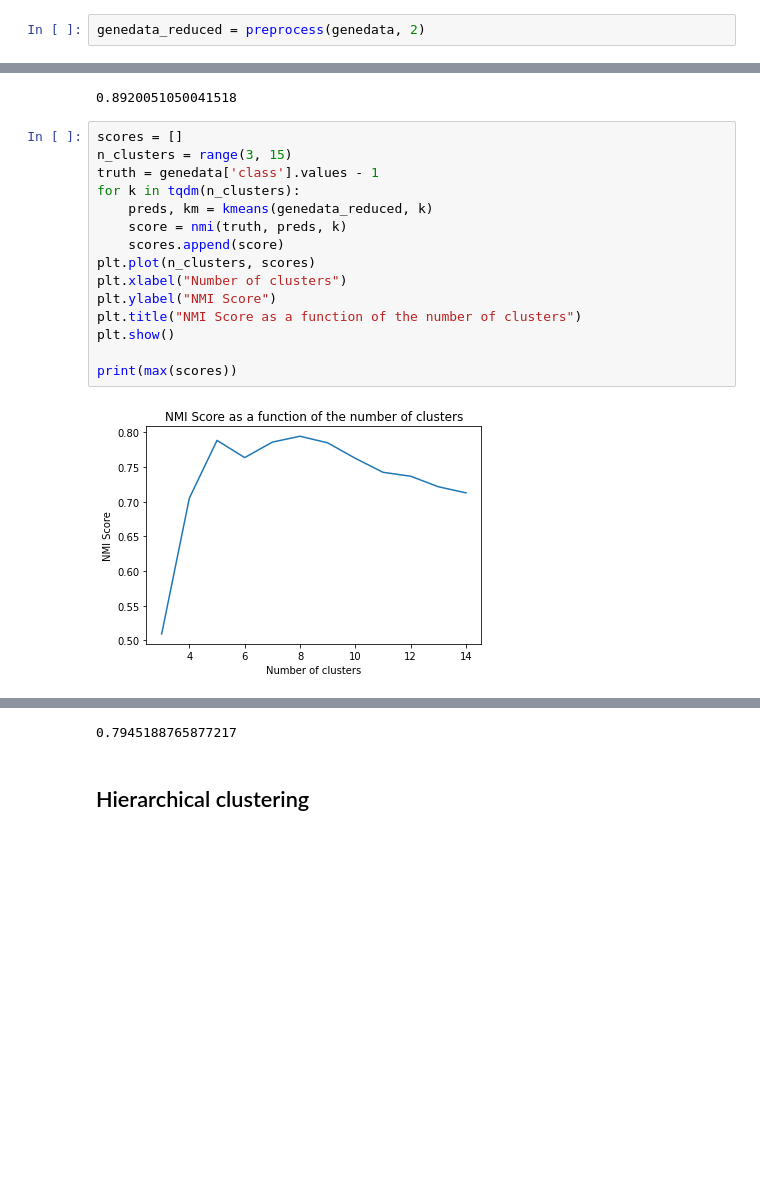
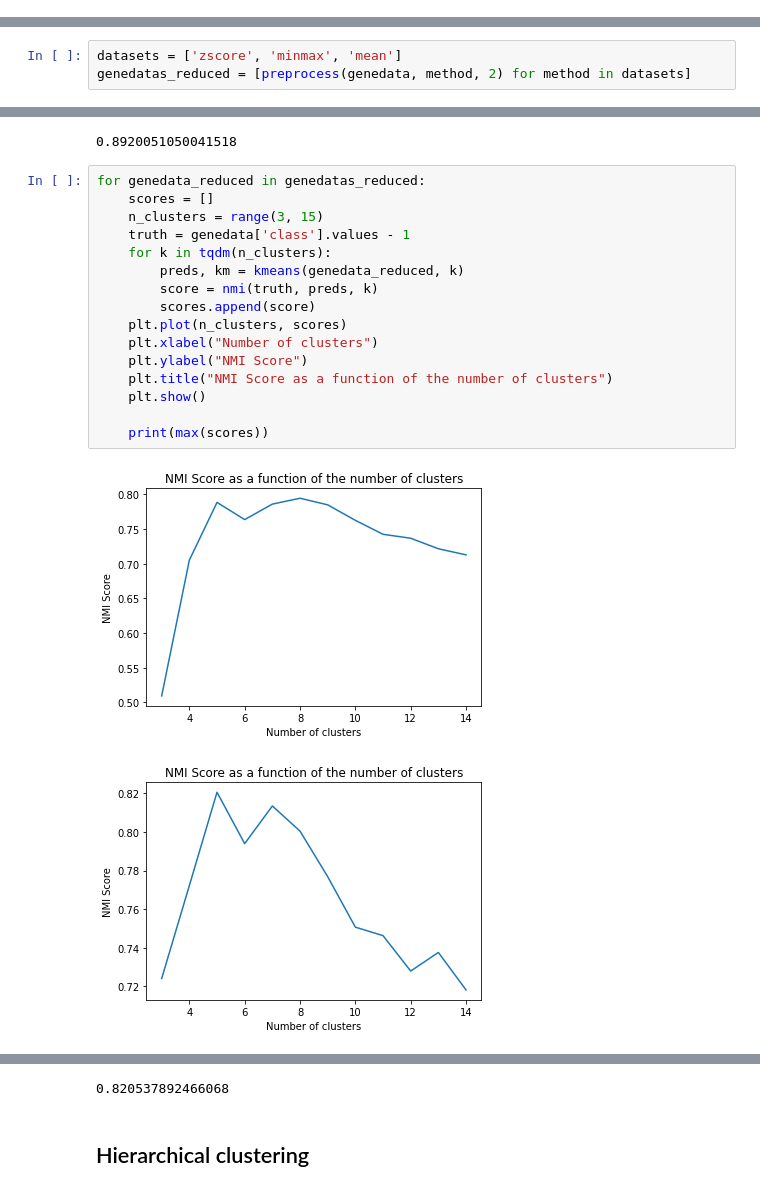
Before and after one commit to breno-aberle/data-mining-clustering-project, a Jupyter notebook: dm_project_code.ipynb, the cells around one changed output, grey strips where cells are left out. Cells and saved outputs as stored; diff of their text form; blank space fills up the shorter version.

```diff
--- a/dm_project_code.ipynb
+++ b/dm_project_code.ipynb
@@ -48,5 +49,3 @@ set(dtypes)
 We can use Principal Component Analysis to reduce the dimensionality of the data while still keeping most of the variance of the original data.
 
 PCA works by creating an eigendecomposition of the data matrix and transforming the data using the first k eigenvectors corresponding to the largest eigenvalues.
-# %%
-genedata_reduced = preprocess(genedata, 2)
@@ -68,0 +52,3 @@ plot_hist(genedata_reduced)
+# %%
+datasets = ['zscore', 'minmax', 'mean']
+genedatas_reduced = [preprocess(genedata, method, 2) for method in datasets]
@@ -87,19 +89,21 @@ print(max(scores))
 [figure]
 0.8920051050041518
 # %%
-scores = []
-n_clusters = range(3, 15)
-truth = genedata['class'].values - 1
-for k in tqdm(n_clusters):
-    preds, km = kmeans(genedata_reduced, k)
-    score = nmi(truth, preds, k)
-    scores.append(score)
-plt.plot(n_clusters, scores)
-plt.xlabel("Number of clusters")
-plt.ylabel("NMI Score")
-plt.title("NMI Score as a function of the number of clusters")
-plt.show()
+for genedata_reduced in genedatas_reduced:
+    scores = []
+    n_clusters = range(3, 15)
+    truth = genedata['class'].values - 1
+    for k in tqdm(n_clusters):
+        preds, km = kmeans(genedata_reduced, k)
+        score = nmi(truth, preds, k)
+        scores.append(score)
+    plt.plot(n_clusters, scores)
+    plt.xlabel("Number of clusters")
+    plt.ylabel("NMI Score")
+    plt.title("NMI Score as a function of the number of clusters")
+    plt.show()
 
-print(max(scores))
+    print(max(scores))
 # %% [output]
 [figure]
+[figure, added]
@@ -106,3 +111,3 @@ print(max(scores))
-0.7945188765877217
+0.820537892466068
 # %% [markdown]
 ## Hierarchical clustering
```
Also changed, not shown: parts of 15 cells of this notebook, 1 other file.
